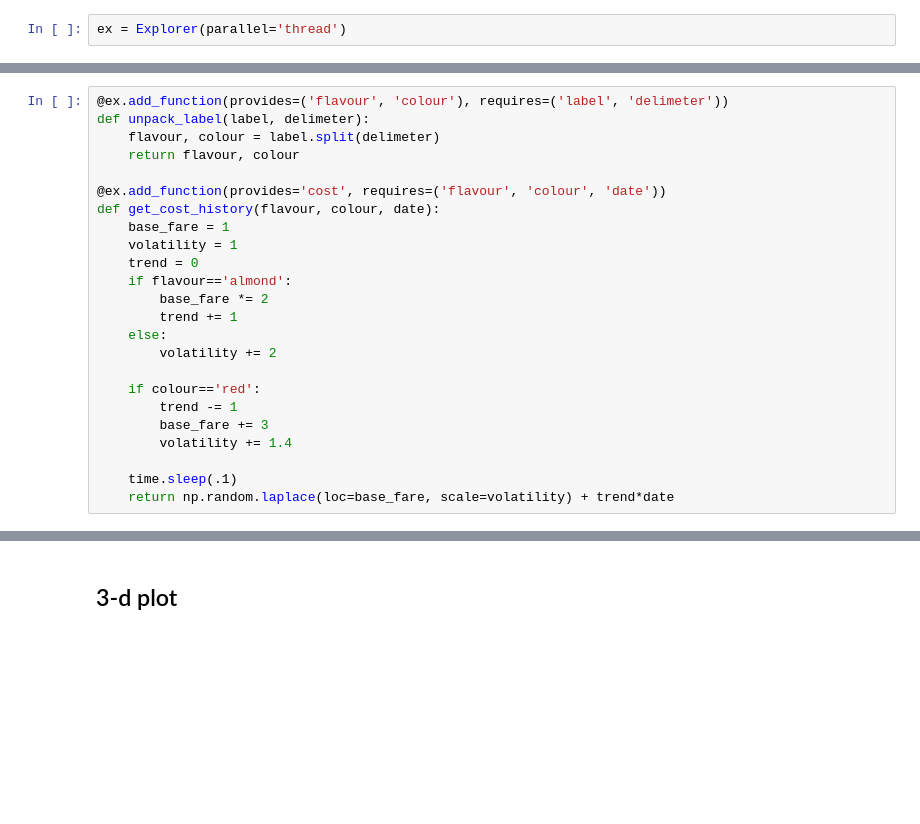
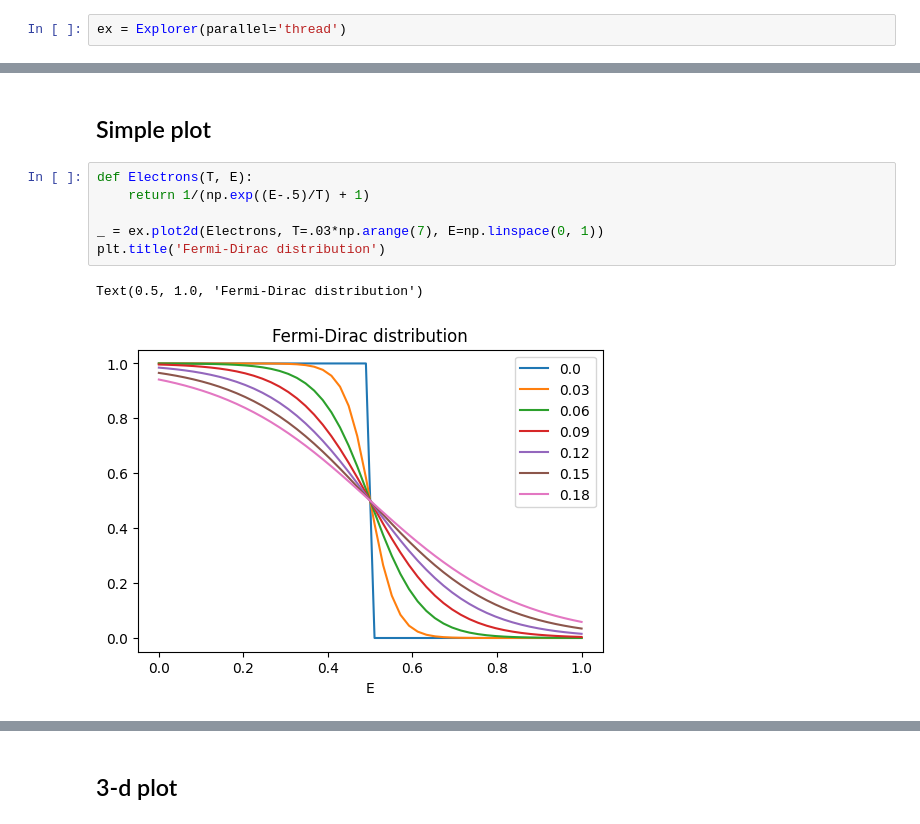
Before and after one commit to danlkv/cartesian-explorer, a Jupyter notebook: examples/Example usage.ipynb, the cells around one changed output, grey strips where cells are left out. Saved outputs shown, nothing was run; the diff lists cells and outputs as text; blank space fills up the shorter version.

```diff
--- a/examples/Example usage.ipynb
+++ b/examples/Example usage.ipynb
@@ -16,24 +13,0 @@ ex = Explorer(parallel='thread')
-# %%
-@ex.add_function(provides=('flavour', 'colour'), requires=('label', 'delimeter'))
-def unpack_label(label, delimeter):
-    flavour, colour = label.split(delimeter)
-    return flavour, colour
-
-@ex.add_function(provides='cost', requires=('flavour', 'colour', 'date'))
-def get_cost_history(flavour, colour, date):
-    base_fare = 1
-    volatility = 1
-    trend = 0
-    if flavour=='almond':
-        base_fare *= 2
-        trend += 1
-    else:
-        volatility += 2
-
-    if colour=='red':
-        trend -= 1
-        base_fare += 3
-        volatility += 1.4
-
-    time.sleep(.1)
-    return np.random.laplace(loc=base_fare, scale=volatility) + trend*date
@@ -50,0 +14,11 @@ fig.axes
+# %% [markdown]
+## Simple plot
+# %%
+def Electrons(T, E):
+    return 1/(np.exp((E-.5)/T) + 1)
+
+_ = ex.plot2d(Electrons, T=.03*np.arange(7), E=np.linspace(0, 1))
+plt.title('Fermi-Dirac distribution')
+# %% [output]
+Text(0.5, 1.0, 'Fermi-Dirac distribution')
+[figure, added]
```
Also changed, not shown: parts of 12 cells of this notebook, 2 other files.
